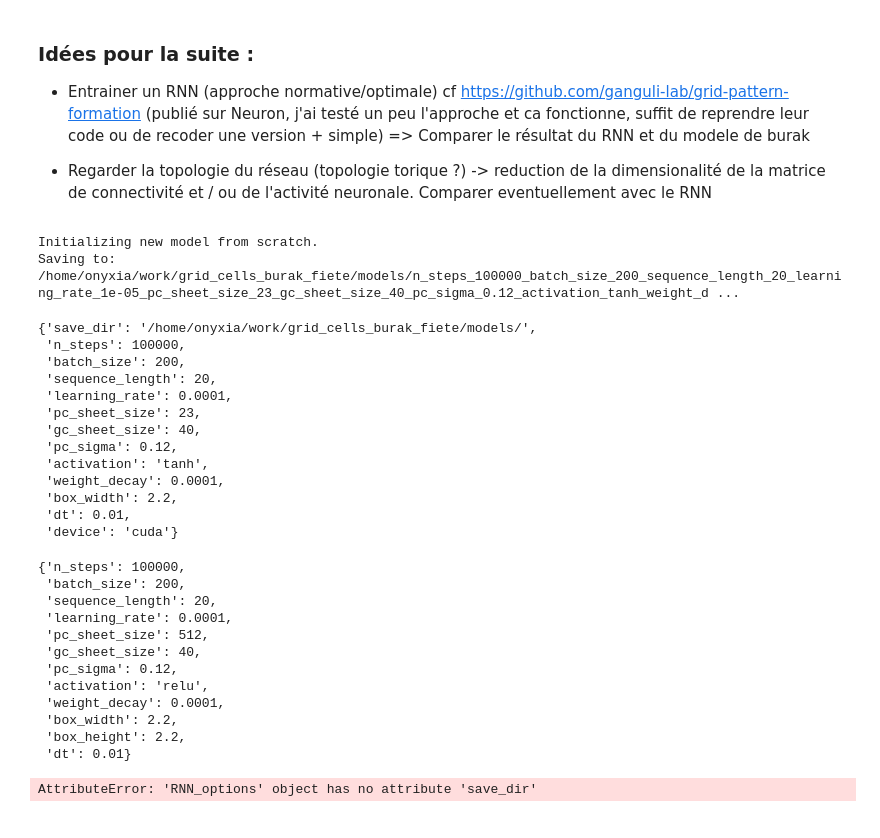
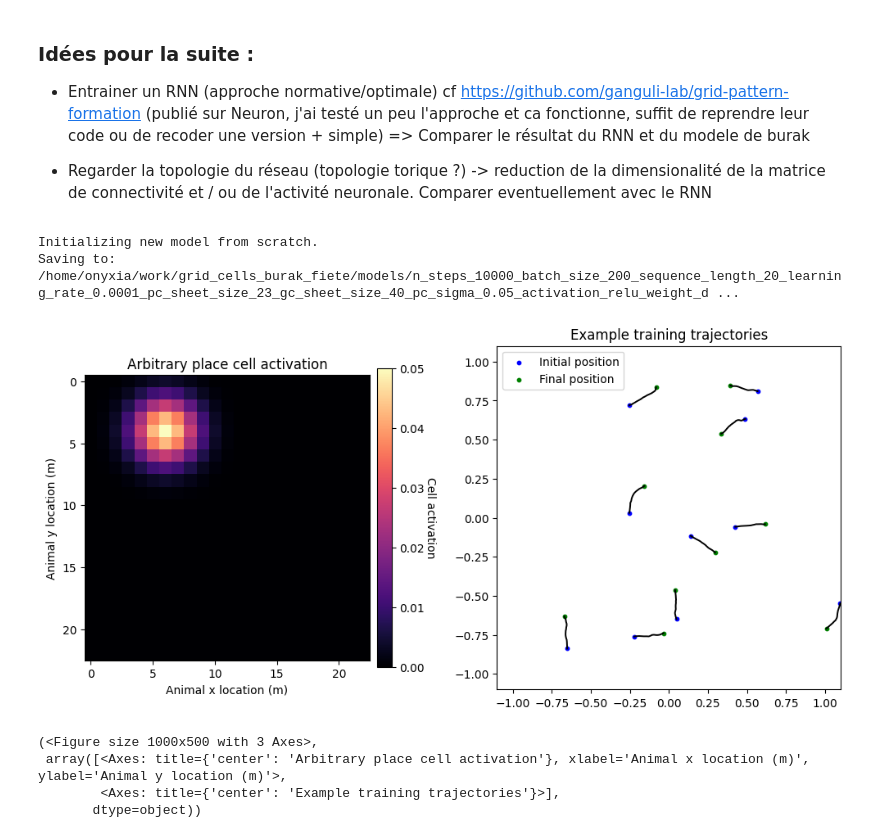
Before and after one commit to gregoireyasmine/grid_cells_burak_fiete, a Jupyter notebook: evaluate_grid.ipynb, the cells around one changed output. Cells and saved outputs as stored; diff of their text form; code cells hidden in the pictures.

```diff
--- a/evaluate_grid.ipynb
+++ b/evaluate_grid.ipynb
@@ -73,25 +74,37 @@ Estimated prediction to truth size ratio = 0.0643, R2=0.999
 - Regarder la topologie du réseau (topologie torique ?) -> reduction de la dimensionalité de la matrice de connectivité et / ou de l'activité neuronale. Comparer eventuellement avec le RNN
 # %%
 rnn_opt = RNN_options()
-network = TrainableNetwork(rnn_opt)
-trainer = Trainer(network)
 
-rnn_opt.learning_rate = 1E-4
-vars(rnn_opt)
+rnn_opt.save_dir = os.getcwd() + '/models/'
+rnn_opt.n_steps = 10000         # number of training steps
+rnn_opt.batch_size = 200         # number of trajectories per batch
+rnn_opt.sequence_length = 20     # number of steps in trajectory
+rnn_opt.learning_rate = 1e-4     # gradient descent learning rate
+rnn_opt.pc_sheet_size = 23      # sqrt of number of place cells
+rnn_opt.gc_sheet_size = 40       # sqrt of number of grid cells
+rnn_opt.pc_sigma = 0.05
+
+# width of place cell center tuning curve (m)
+rnn_opt.activation = 'relu'      # recurrent nonlinearity
+rnn_opt.weight_decay = 1e-4      # strength of weight decay on recurrent weights
+rnn_opt.box_width = 2.2            # width of square arena
+rnn_opt.dt = 1E-2
+rnn_opt.device = "cuda" if torch.cuda.is_available() else 'cpu'
+rnn_opt.optim = 'adam'
+rnn_opt.clip_grad = False
+rnn_opt.debug = False
+
+network = TrainableNetwork(rnn_opt,)
+trainer = Trainer(network,  restore=False)
 # %% [output]
 Initializing new model from scratch.
-Saving to: /home/onyxia/work/grid_cells_burak_fiete/models/n_steps_100000_batch_size_200_sequence_length_20_learning_rate_1e-05_pc_sheet_size_23_gc_sheet_size_40_pc_sigma_0.12_activation_tanh_weight_d ...
+Saving to: /home/onyxia/work/grid_cells_burak_fiete/models/n_steps_10000_batch_size_200_sequence_length_20_learning_rate_0.0001_pc_sheet_size_23_gc_sheet_size_40_pc_sigma_0.05_activation_relu_weight_d ...
-{'save_dir': '/home/onyxia/work/grid_cells_burak_fiete/models/',
- 'n_steps': 100000,
- 'batch_size': 200,
- 'sequence_length': 20,
- 'learning_rate': 0.0001,
- 'pc_sheet_size': 23,
- 'gc_sheet_size': 40,
- 'pc_sigma': 0.12,
- 'activation': 'tanh',
- 'weight_decay': 0.0001,
- 'box_width': 2.2,
- 'dt': 0.01,
- 'device': 'cuda'}
+# %%
+plotting.present_training_environment(network, trainer)
+# %% [output]
+[figure, added]
+(<Figure size 1000x500 with 3 Axes>,
+ array([<Axes: title={'center': 'Arbitrary place cell activation'}, xlabel='Animal x location (m)', ylabel='Animal y location (m)'>,
+        <Axes: title={'center': 'Example training trajectories'}>],
+       dtype=object))
 # %%
@@ -103,19 +112,0 @@ rnn_opt._str()
-# %%
-vars(rnn_opt)
-# %% [output]
-{'n_steps': 100000,
- 'batch_size': 200,
- 'sequence_length': 20,
- 'learning_rate': 0.0001,
- 'pc_sheet_size': 512,
- 'gc_sheet_size': 40,
- 'pc_sigma': 0.12,
- 'activation': 'relu',
- 'weight_decay': 0.0001,
- 'box_width': 2.2,
- 'box_height': 2.2,
- 'dt': 0.01}
-# %%
-rnn_opt.save_dir
-# %% [output]
-AttributeError: 'RNN_options' object has no attribute 'save_dir'
```
Also changed, not shown: parts of 4 cells of this notebook, 2 other files.
